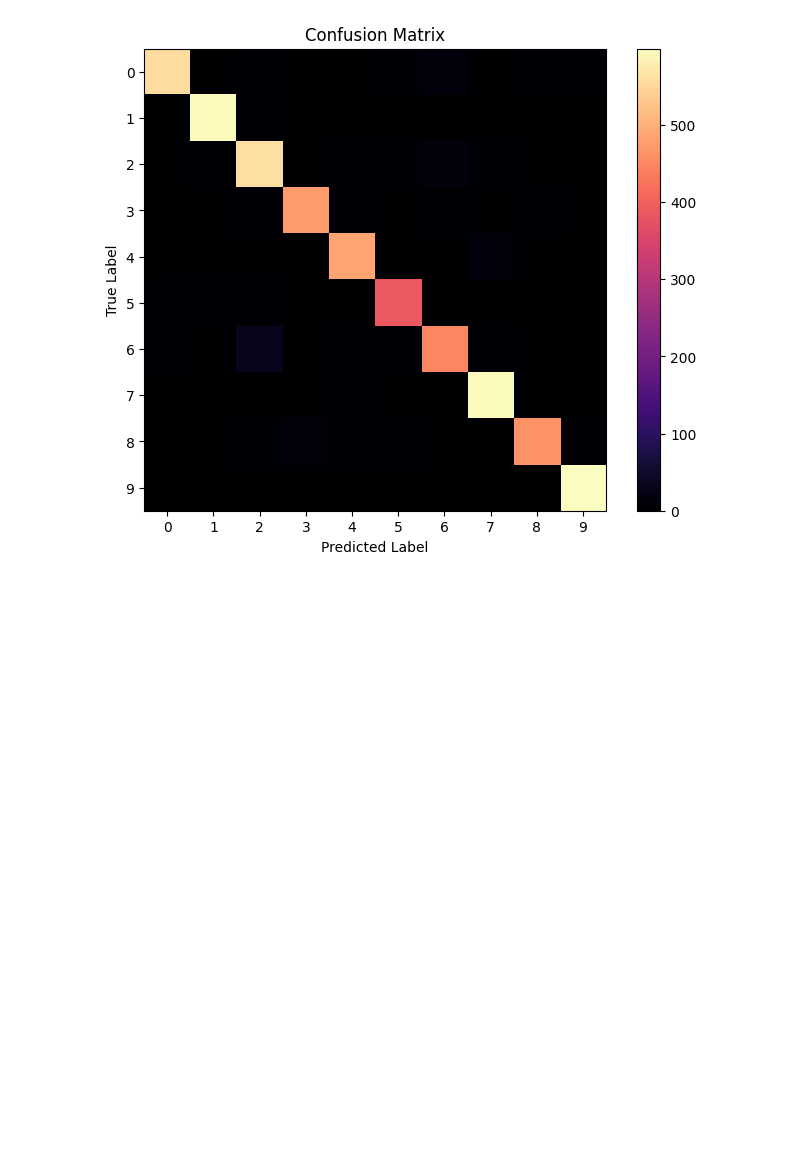
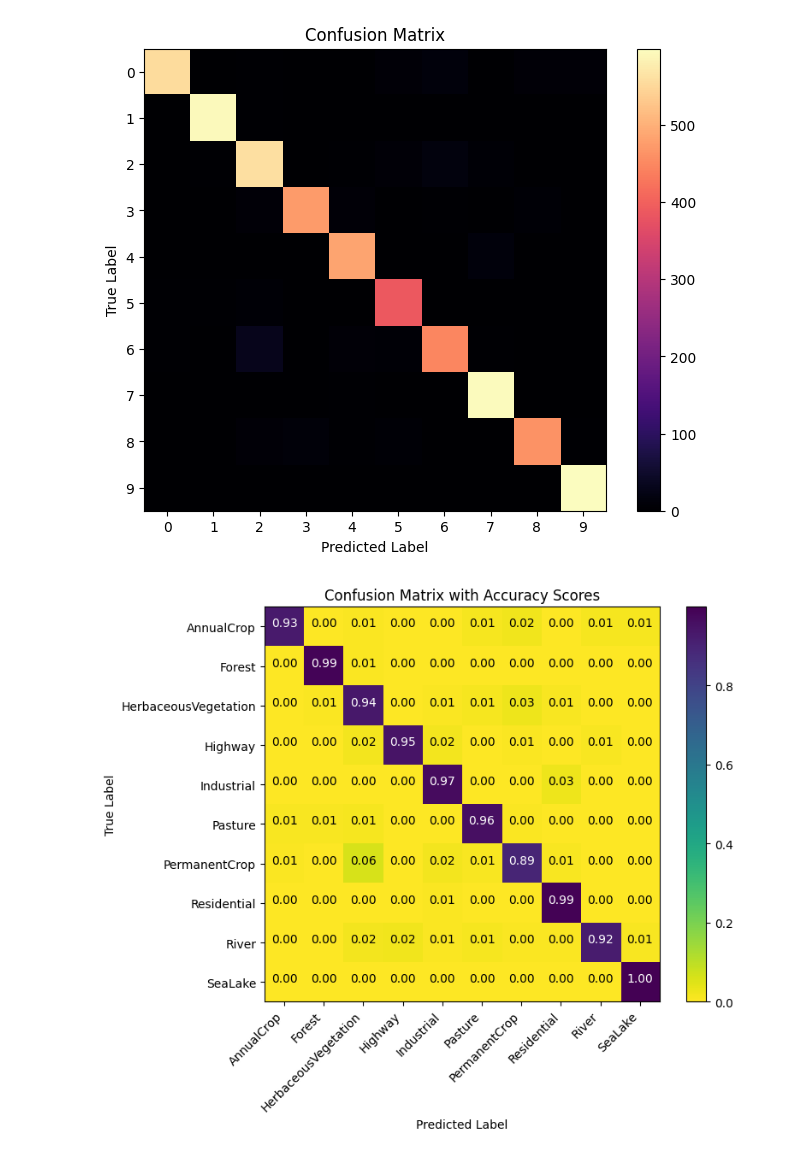
Before and after one commit to GesaLoof/satellite_classification, a Jupyter notebook: notebooks/evaluate_ResNet_performance_030325.ipynb, the cells around one changed output. Cells and saved outputs as stored; diff of their text form; code cells hidden in the pictures; blank space fills up the shorter version.

Commit message:
updated confusion matrix labeling in eval notebook

```diff
--- a/notebooks/evaluate_ResNet_performance_030325.ipynb
+++ b/notebooks/evaluate_ResNet_performance_030325.ipynb
@@ -241,7 +241,3 @@ test_dl = DataLoader(test_dataset, batch_size*2, num_workers = 2, pin_memory = T
 results = evaluate_resnet(model, test_dl, device)
 # %% [output]
 [figure]
-# %%
-all_preds, all_targets = results
-# %%
-class_preds = np.argmax(all_preds, axis=1)
@@ -268,3 +249,34 @@ print(precision, recall, f1)
 plot_confusion_matrix(all_targets, class_preds, num_classes=all_preds.shape[1])
 # %% [output]
 [figure]
+# %%
+def plot_confusion_matrix_with_scores(y_true, y_pred, class_names):
+    cm = confusion_matrix(y_true, y_pred)
+    cm_normalized = cm.astype('float') / cm.sum(axis=1)[:, np.newaxis]  # Normalize by row sums
+
+    plt.figure(figsize=(8, 6))
+    plt.imshow(cm_normalized, interpolation='nearest', cmap=plt.cm.viridis_r)
+    plt.title("Confusion Matrix with Accuracy Scores")
+    plt.colorbar()
+
+    num_classes = len(class_names)
+    tick_marks = np.arange(num_classes)
+    plt.xticks(tick_marks, class_names, rotation=45, ha="right")
+    plt.yticks(tick_marks, class_names)
+
+    # Annotate the matrix with accuracy scores
+    for i in range(num_classes):
+        for j in range(num_classes):
+            plt.text(j, i, f'{cm_normalized[i, j]:.2f}',
+                     horizontalalignment='center',
+                     color='white' if cm_normalized[i, j] > 0.5 else 'black')
+
+    plt.xlabel("Predicted Label")
+    plt.ylabel("True Label")
+    plt.show()
+# %%
+class_names = dict(zip(test_dataset.classes, range(0,10)))
+# %%
+plot_confusion_matrix_with_scores(all_targets, class_preds, class_names)
+# %% [output]
+[figure, added]
```
Also changed, not shown: parts of 5 cells of this notebook.
